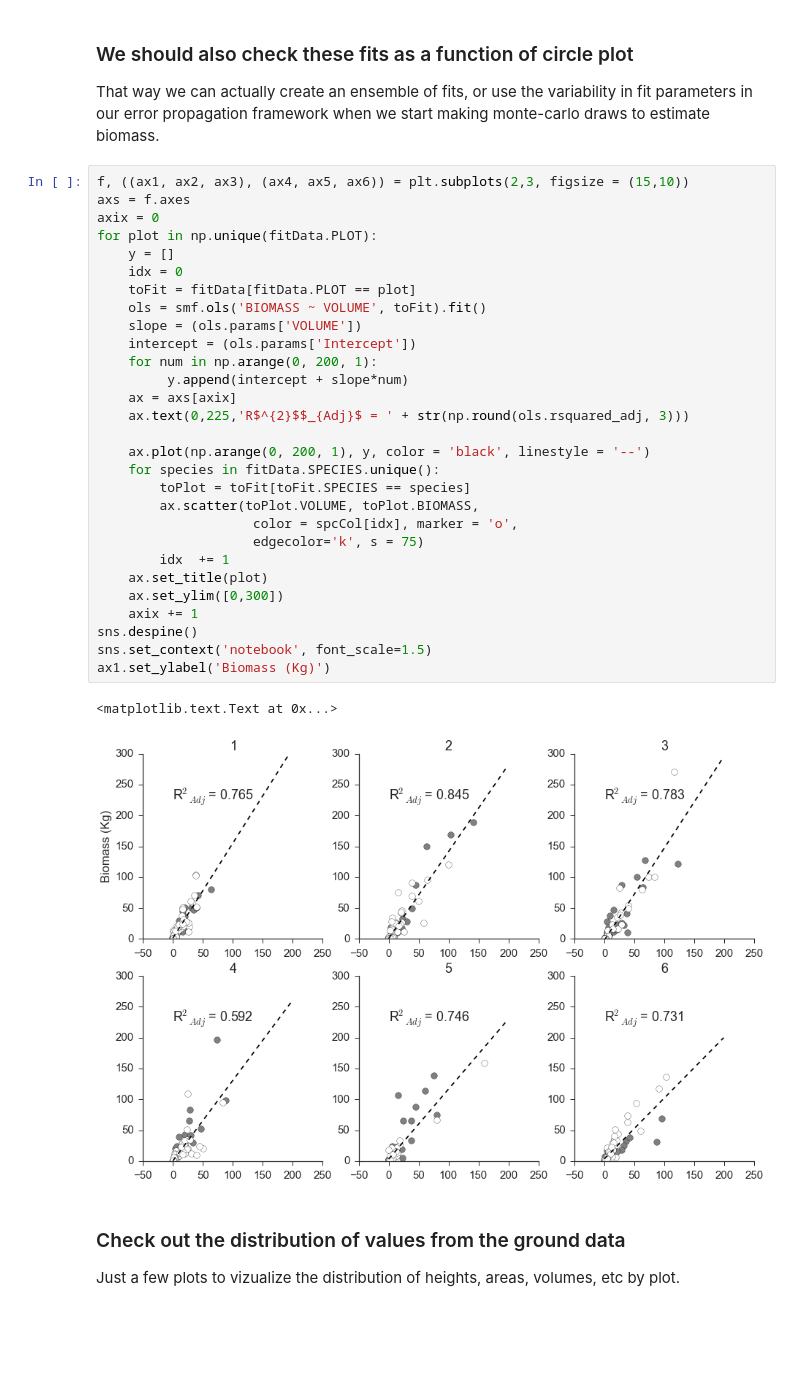
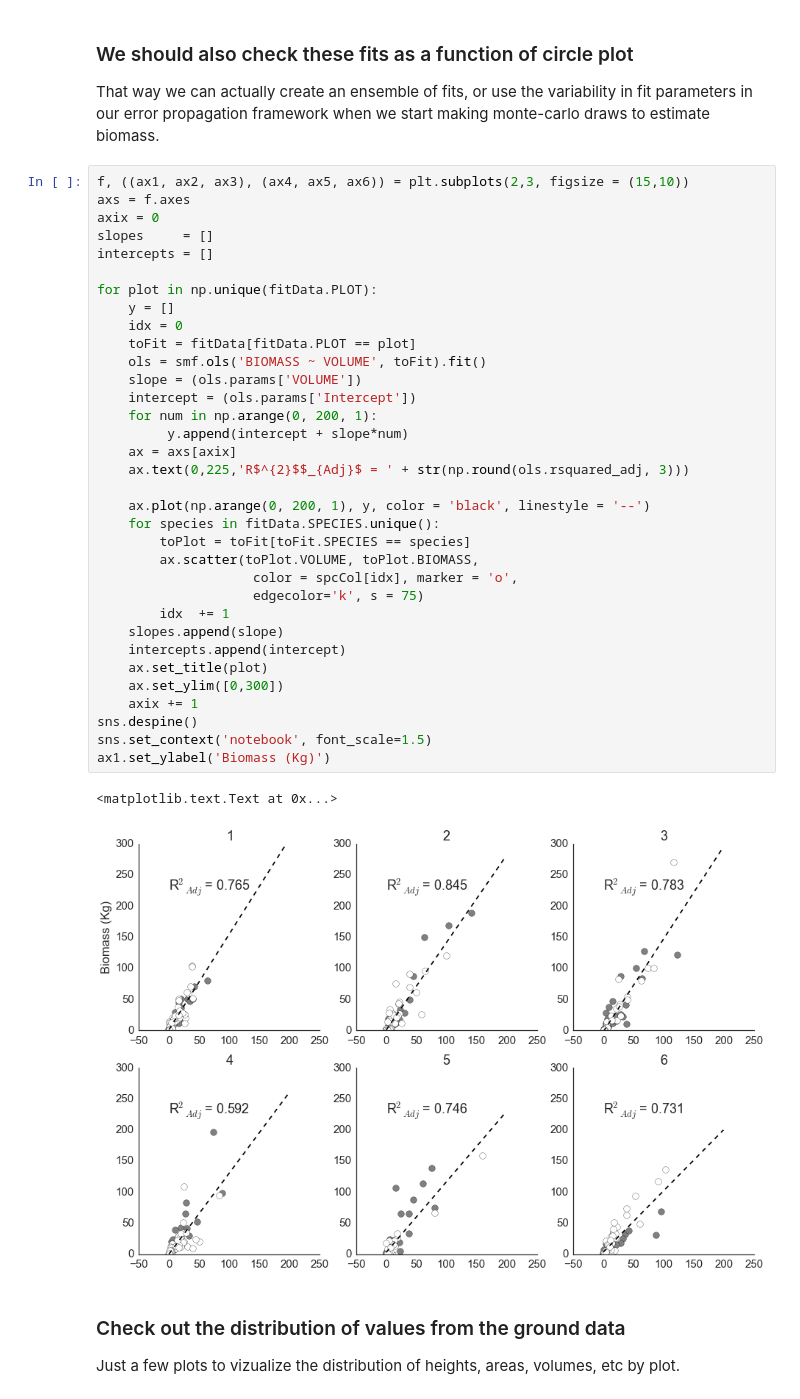
Before and after one commit to djkrofch/PJ_SfM, a Jupyter notebook: PJ Woodlands SfM.ipynb, the cells around one changed output. Saved outputs shown, nothing was run; the diff lists cells and outputs as text; blank space fills up the shorter version.

```diff
--- a/PJ Woodlands SfM.ipynb
+++ b/PJ Woodlands SfM.ipynb
@@ -199,34 +198,39 @@ That way we can actually create an ensemble of fits, or use the variability in f
 f, ((ax1, ax2, ax3), (ax4, ax5, ax6)) = plt.subplots(2,3, figsize = (15,10))
 axs = f.axes
 axix = 0
+slopes     = []
+intercepts = []
+
 for plot in np.unique(fitData.PLOT):
     y = []
     idx = 0
     toFit = fitData[fitData.PLOT == plot]
     ols = smf.ols('BIOMASS ~ VOLUME', toFit).fit()
     slope = (ols.params['VOLUME'])
     intercept = (ols.params['Intercept'])
     for num in np.arange(0, 200, 1):
          y.append(intercept + slope*num)
     ax = axs[axix]
     ax.text(0,225,'R$^{2}$$_{Adj}$ = ' + str(np.round(ols.rsquared_adj, 3)))
 
     ax.plot(np.arange(0, 200, 1), y, color = 'black', linestyle = '--')
     for species in fitData.SPECIES.unique():
         toPlot = toFit[toFit.SPECIES == species]
         ax.scatter(toPlot.VOLUME, toPlot.BIOMASS,
                     color = spcCol[idx], marker = 'o',
                     edgecolor='k', s = 75)
         idx  += 1
+    slopes.append(slope)
+    intercepts.append(intercept)
     ax.set_title(plot)
     ax.set_ylim([0,300])
     axix += 1
 sns.despine()
 sns.set_context('notebook', font_scale=1.5)
 ax1.set_ylabel('Biomass (Kg)')
 # %% [output]
 <matplotlib.text.Text at 0x...>
-[figure, old version]
+[figure, new version]
 # %% [markdown]
 ### Check out the distribution of values from the ground data
 Just a few plots to vizualize the distribution of heights, areas, volumes, etc by plot.
```
Also changed, not shown: parts of 11 cells of this notebook.
